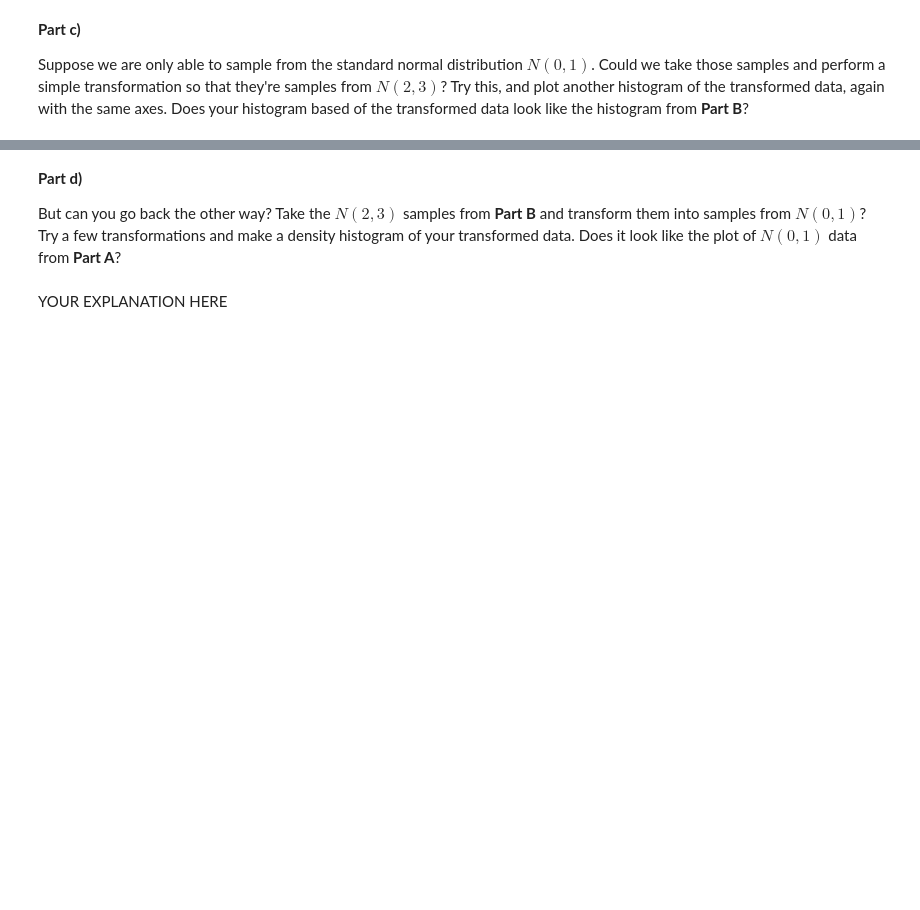
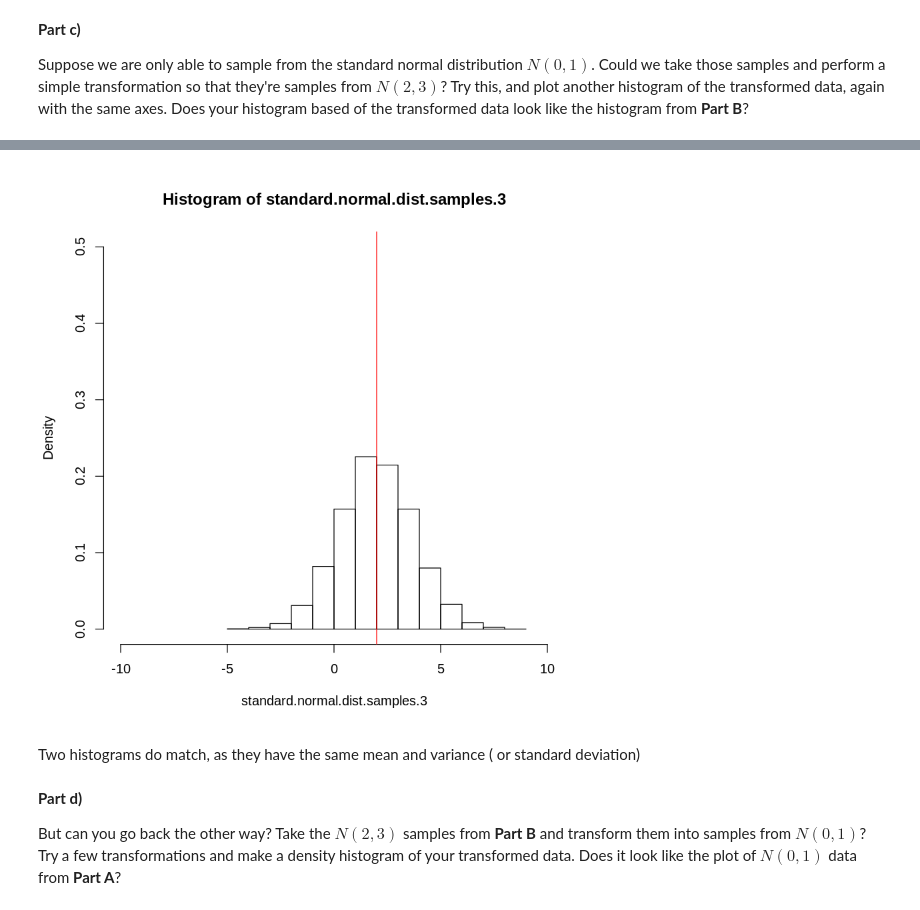
Before and after one commit to aaronliruns/probability-r, a Jupyter notebook: week4/P_M4_1.ipynb, the cells around one changed output, grey strips where cells are left out. Drawn from its saved outputs; the diff is of its cells as text; code cells hidden in the pictures; blank space fills up the shorter version.

```diff
--- a/week4/P_M4_1.ipynb
+++ b/week4/P_M4_1.ipynb
@@ -107,3 +118,16 @@ YOUR EXPLANATION HERE
+# %%
+# Your Code Here
+# Since
+# (standard.normal.dist.samples.3 - mean) / sigma = standard.normal.dist.samples.1
+# standard.normal.dist.samples.3 = standard.normal.dist.samples.1 * sigma + mu
+
+standard.normal.dist.samples.3 = standard.normal.dist.samples.1 * sqrt(3) + 2
+hist(standard.normal.dist.samples.3, freq=FALSE, xlim=c(-10, 10), ylim=c(0, 0.5))
+abline(v=2,col='red')
+# %% [output]
+[figure, added]
+# %% [markdown]
+Two histograms do match, as they have the same mean and variance ( or standard deviation)
 # %% [markdown]
 **Part d)**
 
@@ -113,2 +134,0 @@ But can you go back the other way? Take the $N(2,3)$ samples from **Part B** and
-# %% [markdown]
-YOUR EXPLANATION HERE
```
Also changed, not shown: parts of 15 cells of this notebook, 1 other file.
